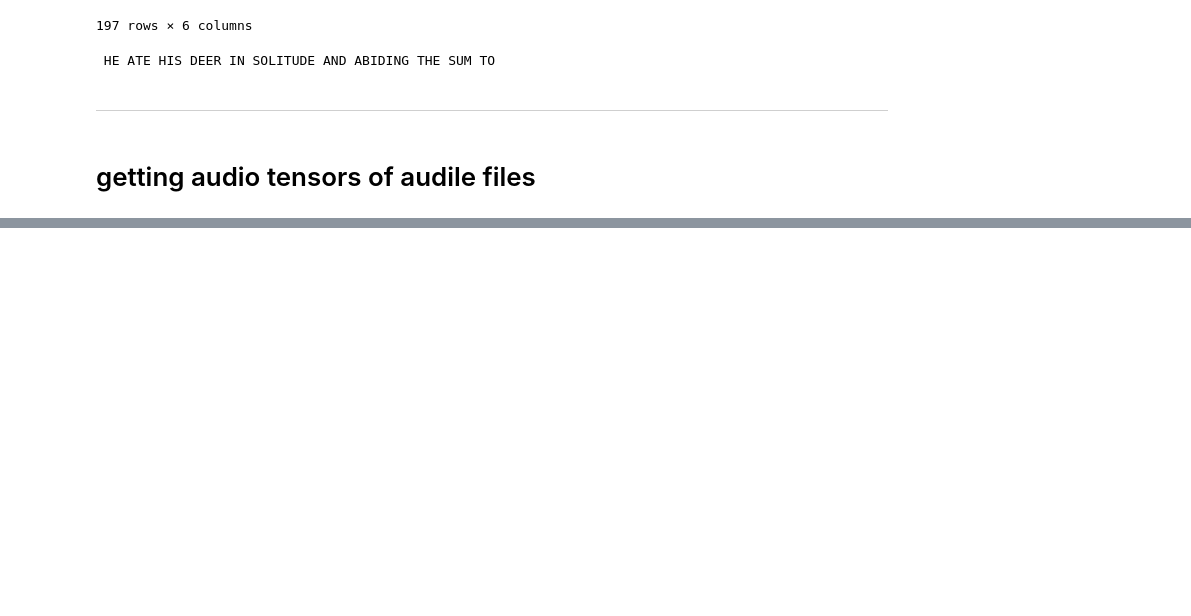
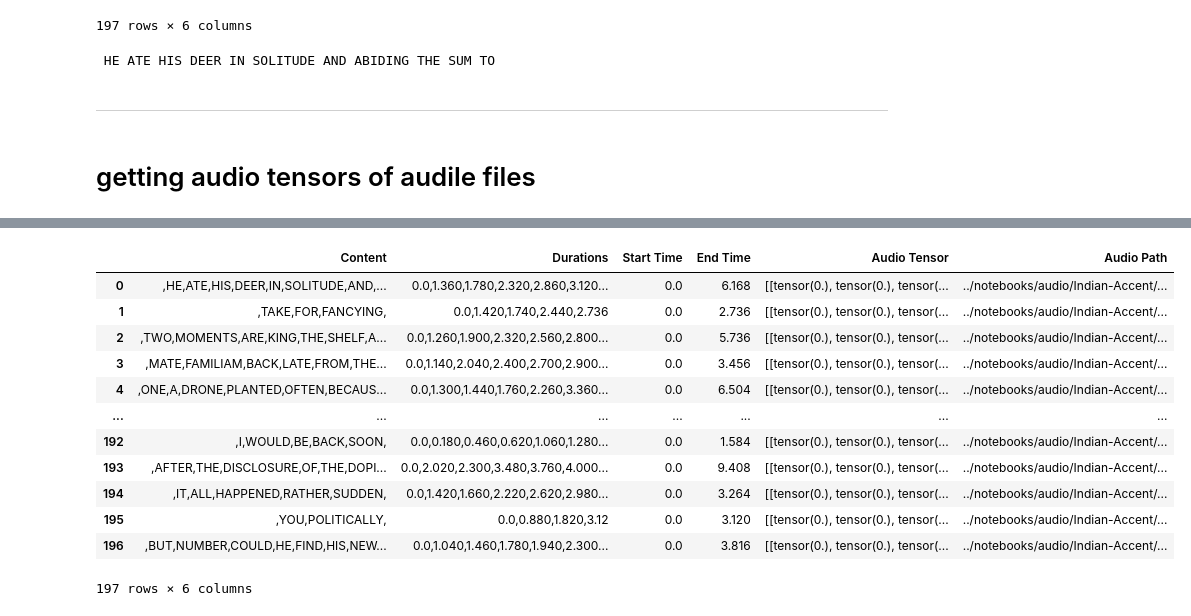
Before and after one commit to NACME-AIML-2024/final-project-dialect-dynamics, a Jupyter notebook: notebooks/indian-accent.ipynb, the cells around one changed output, grey strips where cells are left out. Cells and saved outputs as stored; diff of their text form; code cells hidden in the pictures; blank space fills up the shorter version.

```diff
--- a/notebooks/indian-accent.ipynb
+++ b/notebooks/indian-accent.ipynb
@@ -729,0 +1018,16 @@ print(df_copy['Content'].iloc[0])
+# %%
+original_df
+# %% [output]
+|  | Content | Durations | Start Time | End Time | Audio Tensor | Audio Path |
+| 0 | ,HE,ATE,HIS,DEER,IN,SOLITUDE,AND,... | 0.0,1.360,1.780,2.320,2.860,3.120... | 0.0 | 6.168 | [[tensor(0.), tensor(0.), tensor(... | ../notebooks/audio/Indian-Accent/... |
+| 1 | ,TAKE,FOR,FANCYING, | 0.0,1.420,1.740,2.440,2.736 | 0.0 | 2.736 | [[tensor(0.), tensor(0.), tensor(... | ../notebooks/audio/Indian-Accent/... |
+| 2 | ,TWO,MOMENTS,ARE,KING,THE,SHELF,A... | 0.0,1.260,1.900,2.320,2.560,2.800... | 0.0 | 5.736 | [[tensor(0.), tensor(0.), tensor(... | ../notebooks/audio/Indian-Accent/... |
+| 3 | ,MATE,FAMILIAM,BACK,LATE,FROM,THE... | 0.0,1.140,2.040,2.400,2.700,2.900... | 0.0 | 3.456 | [[tensor(0.), tensor(0.), tensor(... | ../notebooks/audio/Indian-Accent/... |
+| 4 | ,ONE,A,DRONE,PLANTED,OFTEN,BECAUS... | 0.0,1.300,1.440,1.760,2.260,3.360... | 0.0 | 6.504 | [[tensor(0.), tensor(0.), tensor(... | ../notebooks/audio/Indian-Accent/... |
+| ... | ... | ... | ... | ... | ... | ... |
+| 192 | ,I,WOULD,BE,BACK,SOON, | 0.0,0.180,0.460,0.620,1.060,1.280... | 0.0 | 1.584 | [[tensor(0.), tensor(0.), tensor(... | ../notebooks/audio/Indian-Accent/... |
+| 193 | ,AFTER,THE,DISCLOSURE,OF,THE,DOPI... | 0.0,2.020,2.300,3.480,3.760,4.000... | 0.0 | 9.408 | [[tensor(0.), tensor(0.), tensor(... | ../notebooks/audio/Indian-Accent/... |
+| 194 | ,IT,ALL,HAPPENED,RATHER,SUDDEN, | 0.0,1.420,1.660,2.220,2.620,2.980... | 0.0 | 3.264 | [[tensor(0.), tensor(0.), tensor(... | ../notebooks/audio/Indian-Accent/... |
+| 195 | ,YOU,POLITICALLY, | 0.0,0.880,1.820,3.12 | 0.0 | 3.120 | [[tensor(0.), tensor(0.), tensor(... | ../notebooks/audio/Indian-Accent/... |
+| 196 | ,BUT,NUMBER,COULD,HE,FIND,HIS,NEW... | 0.0,1.040,1.460,1.780,1.940,2.300... | 0.0 | 3.816 | [[tensor(0.), tensor(0.), tensor(... | ../notebooks/audio/Indian-Accent/... |
+197 rows × 6 columns
```
Also changed, not shown: parts of 9 cells of this notebook.
